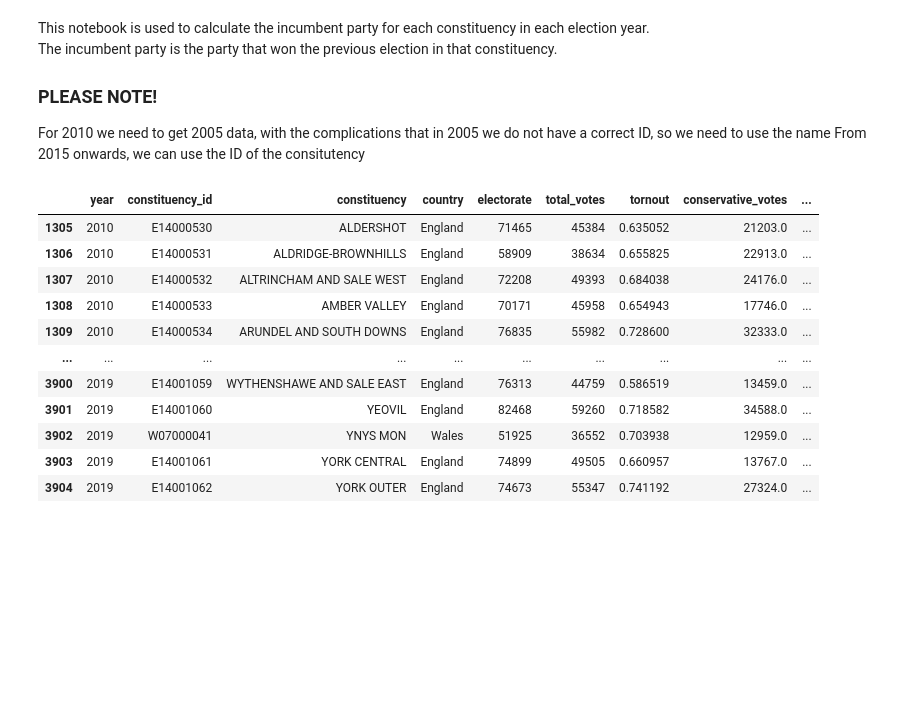
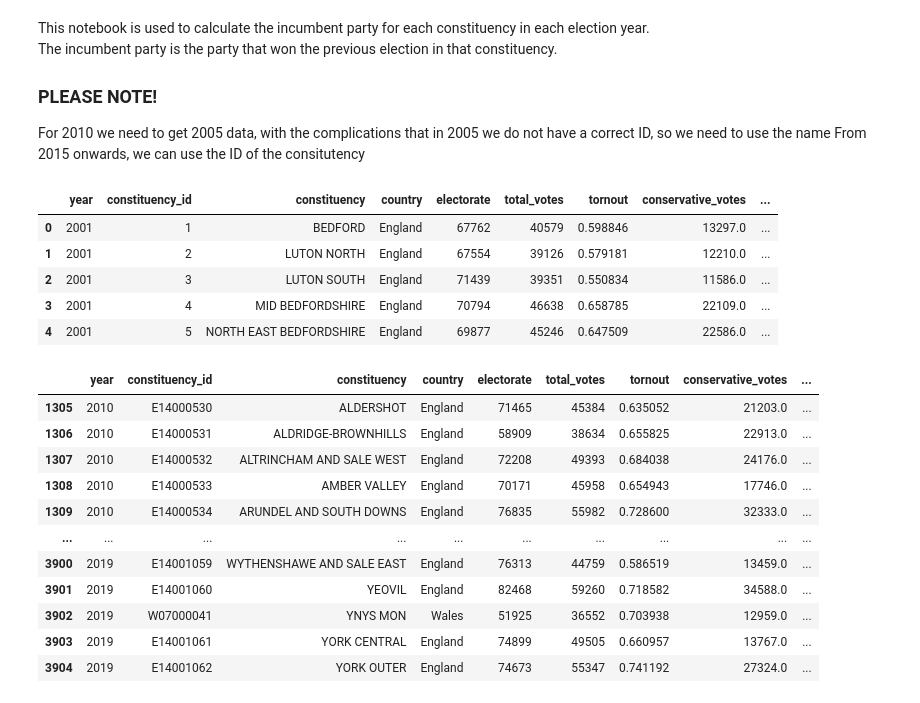
Before and after one commit to willgreen93/UK_election, a Jupyter notebook: notebooks/preprocessing/incumbent_calculation.ipynb, the cells around one changed output. Drawn from its saved outputs; the diff is of its cells as text; code cells hidden in the pictures; blank space fills up the shorter version.

```diff
--- a/notebooks/preprocessing/incumbent_calculation.ipynb
+++ b/notebooks/preprocessing/incumbent_calculation.ipynb
@@ -12,6 +12,14 @@ import pandas as pd
 from google.cloud import storage
 # %%
 data = pd.read_csv('/Users/andreabrumana/code/willgreen93/UK_election/raw_data/cleaned_election_results.csv')
+data.head()
+# %% [output]
+|  | year | constituency_id | constituency | country | electorate | total_votes | tornout | conservative_votes | ... |
+| 0 | 2001 | 1 | BEDFORD | England | 67762 | 40579 | 0.598846 | 13297.0 | ... |
+| 1 | 2001 | 2 | LUTON NORTH | England | 67554 | 39126 | 0.579181 | 12210.0 | ... |
+| 2 | 2001 | 3 | LUTON SOUTH | England | 71439 | 39351 | 0.550834 | 11586.0 | ... |
+| 3 | 2001 | 4 | MID BEDFORDSHIRE | England | 70794 | 46638 | 0.658785 | 22109.0 | ... |
+| 4 | 2001 | 5 | NORTH EAST BEDFORDSHIRE | England | 69877 | 45246 | 0.647509 | 22586.0 | ... |
 # %%
 data['winning_party'] = data[['conservative_vote_share', 'labour_vote_share', 'liberal_democrats_vote_share', 'other_parties_vote_share']].idxmax(axis=1).str.replace('_vote_share', '')
 # %%
```
Also changed, not shown: parts of 3 cells of this notebook, 1 other file.
